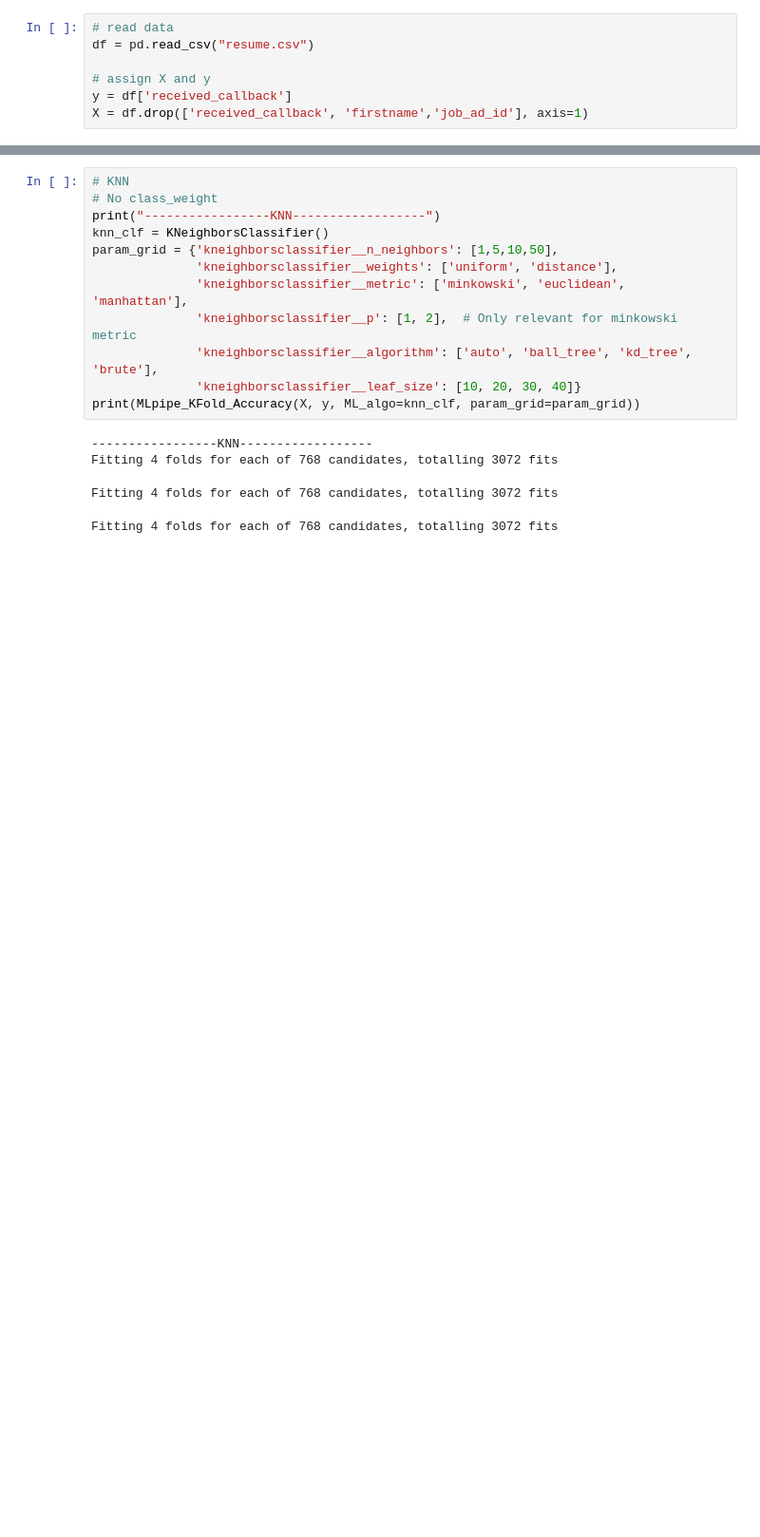
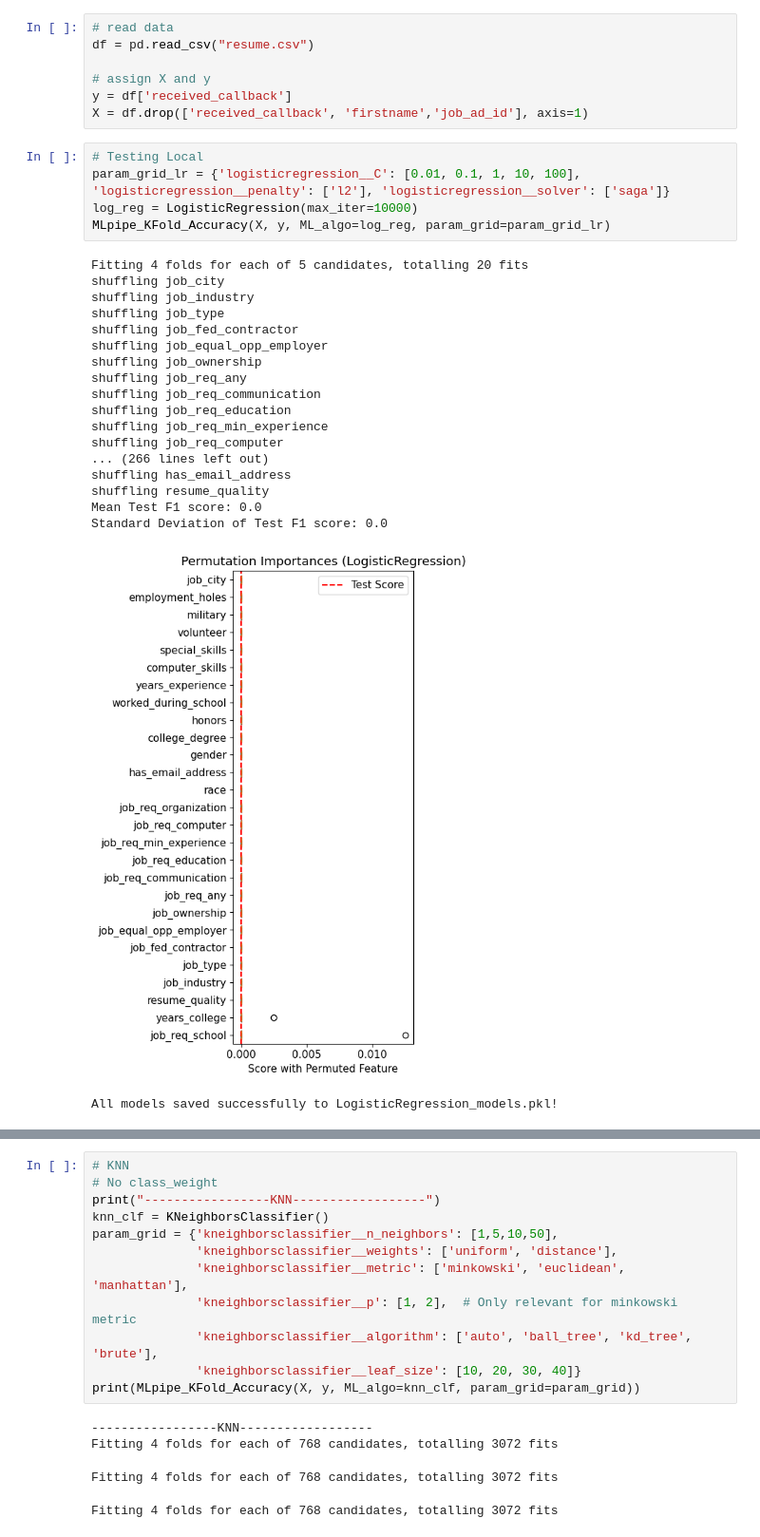
Before and after one commit to anyfruit/Key-Resume-Attributes-Impacting-Job-Callbacks, a Jupyter notebook: DATA1030Project.ipynb, the cells around one changed output, grey strips where cells are left out. Shown at 95% size. Cells and saved outputs as stored; diff of their text form; blank space fills up the shorter version.

```diff
--- a/DATA1030Project.ipynb
+++ b/DATA1030Project.ipynb
@@ -579,3 +620,28 @@ df = pd.read_csv("resume.csv")
 # assign X and y
 y = df['received_callback']
 X = df.drop(['received_callback', 'firstname','job_ad_id'], axis=1)
+# %%
+# Testing Local
+param_grid_lr = {'logisticregression__C': [0.01, 0.1, 1, 10, 100], 'logisticregression__penalty': ['l2'], 'logisticregression__solver': ['saga']}
+log_reg = LogisticRegression(max_iter=10000)
+MLpipe_KFold_Accuracy(X, y, ML_algo=log_reg, param_grid=param_grid_lr)
+# %% [output]
+Fitting 4 folds for each of 5 candidates, totalling 20 fits
+shuffling job_city
+shuffling job_industry
+shuffling job_type
+shuffling job_fed_contractor
+shuffling job_equal_opp_employer
+shuffling job_ownership
+shuffling job_req_any
+shuffling job_req_communication
+shuffling job_req_education
+shuffling job_req_min_experience
+shuffling job_req_computer
+... (266 lines left out)
+shuffling has_email_address
+shuffling resume_quality
+Mean Test F1 score: 0.0
+Standard Deviation of Test F1 score: 0.0
+[figure, added]
+All models saved successfully to LogisticRegression_models.pkl!
```
Also changed, not shown: parts of 11 cells of this notebook, 2 other files.
